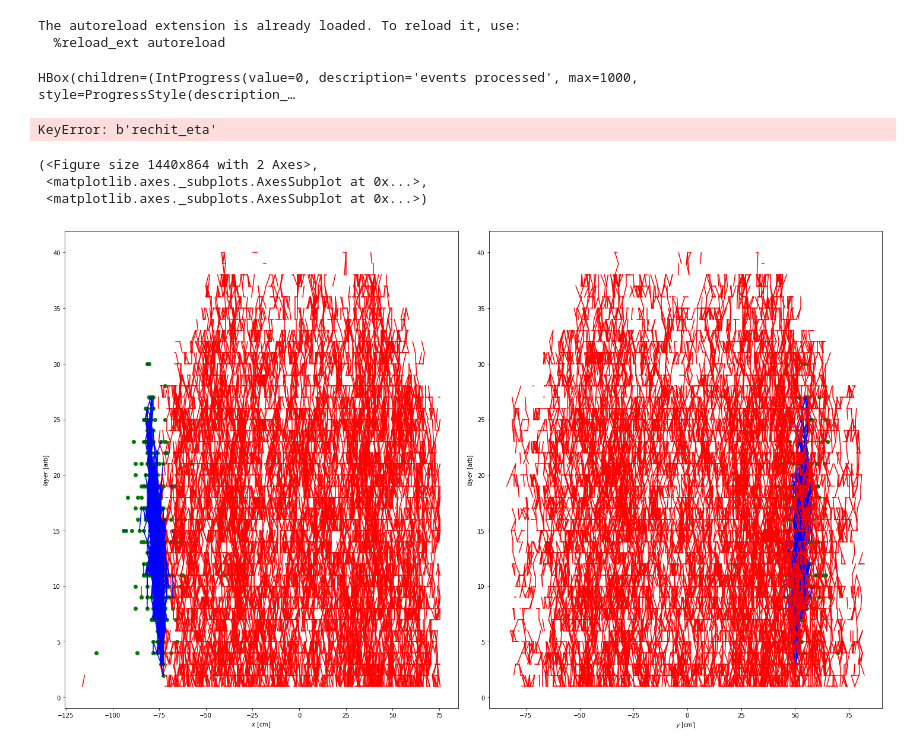
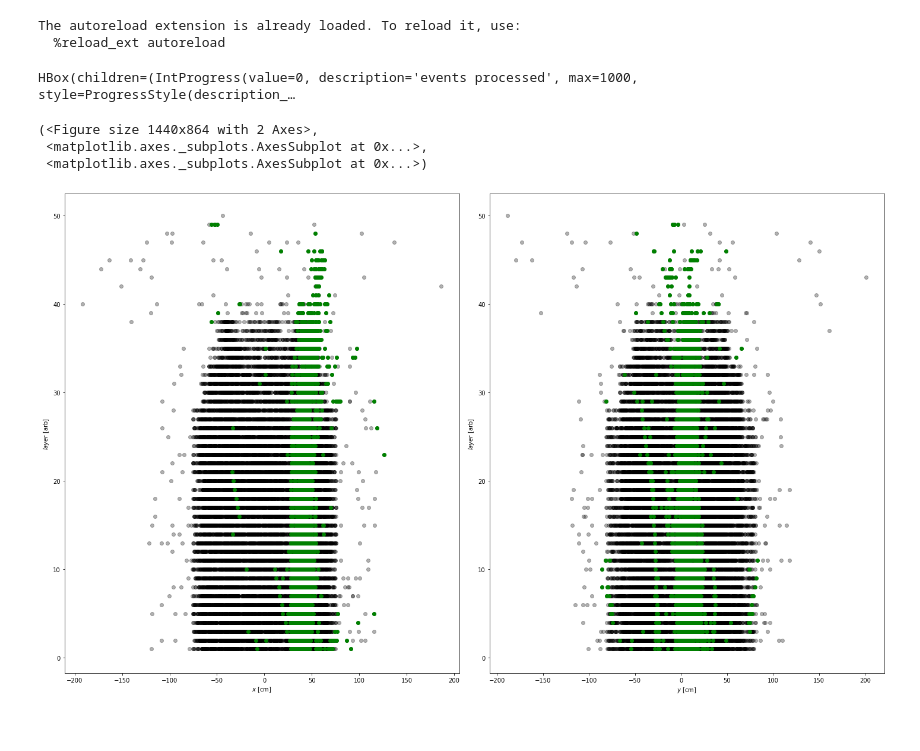
Before and after one commit to tklijnsma/hgcal_ldrd, a Jupyter notebook: notebooks/graph_generation/make_graphs.ipynb, the cells around one changed output. Drawn from its saved outputs; the diff is of its cells as text; code cells hidden in the pictures.

Commit message:
add no-edge preprocessing

```diff
--- a/notebooks/graph_generation/make_graphs.ipynb
+++ b/notebooks/graph_generation/make_graphs.ipynb
@@ -35,7 +38,7 @@ The autoreload extension is already loaded. To reload it, use:
 #truth is now that hits in adjacent layers are connected
 #and so are hits in the same layer within delta-R < 2
 arrays = test.arrays([b'simcluster_hits_indices'])
-rechit = test.arrays([b'rechit_x',b'rechit_y', b'rechit_z', b'rechit_eta', b'rechit_phi'
+rechit = test.arrays([b'rechit_x',b'rechit_y', b'rechit_z', b'rechit_eta', b'rechit_phi',
                       b'rechit_layer',b'rechit_time',b'rechit_energy'])
 NEvents = rechit[b'rechit_z'].shape[0]
 rechit[b'rechit_x'].content[rechit[b'rechit_z'].content < 0] *= -1
@@ -55,38 +58,45 @@ def get_features(ievt,mask):
 for ievt in tqdm(range(NEvents),desc='events processed'):
     #make input graphs
 
-    pos_graph = preprocessing_algo(rechit, valid_sim_indices, ievt = ievt, mask = rechit[b'rechit_z'][ievt] > 0,
-                                   layered_norm = layer_norm, algo=grouping_algo, preprocessing_args=preprocessing_args)
-    neg_graph = preprocessing_algo(rechit, valid_sim_indices, ievt = ievt, mask = rechit[b'rechit_z'][ievt] < 0,
-                                   layered_norm = layer_norm, algo=grouping_algo, preprocessing_args=preprocessing_args)
+    #pos_graph = preprocessing_algo(rechit, valid_sim_indices, ievt = ievt, mask = rechit[b'rechit_z'][ievt] > 0,
+    #                               layered_norm = layer_norm, algo=grouping_algo, preprocessing_args=preprocessing_args)
+    #neg_graph = preprocessing_algo(rechit, valid_sim_indices, ievt = ievt, mask = rechit[b'rechit_z'][ievt] < 0,
+    #                               layered_norm = layer_norm, algo=grouping_algo, preprocessing_args=preprocessing_args)
+
+    pos_graph = preprocessing_algo(rechit, valid_sim_indices, ievt = ievt, mask = rechit[b'rechit_z'][ievt] > 0)
+    neg_graph = preprocessing_algo(rechit, valid_sim_indices, ievt = ievt, mask = rechit[b'rechit_z'][ievt] < 0)
 
     #write the graph and truth graph out
     outbase = fname.split('/')[-1].replace('.root','')
-    if not os.path.exists('./' + outbase):
-        os.makedirs('./' + outbase)
+    outdir = "/".join(fname.split('/')[:-2]) + "/npz/" + outbase
+    if not os.path.exists( outdir):
+        os.makedirs(outdir)
 
-    graph = make_sparse_graph(*pos_graph)
-    save_graph(graph, '%s/%s_hgcal_graph_pos_evt%d.npz'%(outbase,outbase,ievt))
+    #graph = make_sparse_graph(*pos_graph)
+    #save_graph(graph, '%s/%s_hgcal_graph_pos_evt%d.npz'%(outdir,outbase,ievt))
+    save_graph(pos_graph, '%s/%s_hgcal_graph_pos_evt%d.npz'%(outdir,outbase,ievt))
 
-    graph = make_sparse_graph(*neg_graph)
-    save_graph(graph, '%s/%s_hgcal_graph_neg_evt%d.npz'%(outbase,outbase,ievt))
+    #graph = make_sparse_graph(*neg_graph)
+    #save_graph(graph, '%s/%s_hgcal_graph_neg_evt%d.npz'%(outdir,outbase,ievt))
+    save_graph(neg_graph, '%s/%s_hgcal_graph_neg_evt%d.npz'%(outdir,outbase,ievt))
 # %% [output]
 HBox(children=(IntProgress(value=0, description='events processed', max=1000, style=ProgressStyle(description_…
-KeyError: b'rechit_eta'
 # %%
 ievt = 0
 
-g1sparse = load_graph('%s/%s_hgcal_graph_pos_evt%d.npz'%(outbase,outbase,ievt))
-g1 = graph_from_sparse(g1sparse)
+#g1sparse = load_graph('%s/%s_hgcal_graph_pos_evt%d.npz'%(outdir,outbase,ievt))
+#g1 = graph_from_sparse(g1sparse)
+
+g1 = load_graph('%s/%s_hgcal_graph_pos_evt%d.npz'%(outdir,outbase,ievt), graph_type=Graph)
 
 #g1 = load_graph('partGun_PDGid13_x1000_Pt3.0To100.0_NTUP_1_hgcal_graph_neg_evt0.npz')
 
 draw_sample_validation(g1.X,g1.Ri,g1.Ro,g1.y,
             sim_list=g1.simmatched,
             skip_false_edges=False)
 # %% [output]
 (<Figure size 1440x864 with 2 Axes>,
  <matplotlib.axes._subplots.AxesSubplot at 0x...>,
  <matplotlib.axes._subplots.AxesSubplot at 0x...>)
-[figure, old version]
+[figure, new version]
 # %%
```
Also changed, not shown: parts of 2 cells of this notebook, 2 other files.
